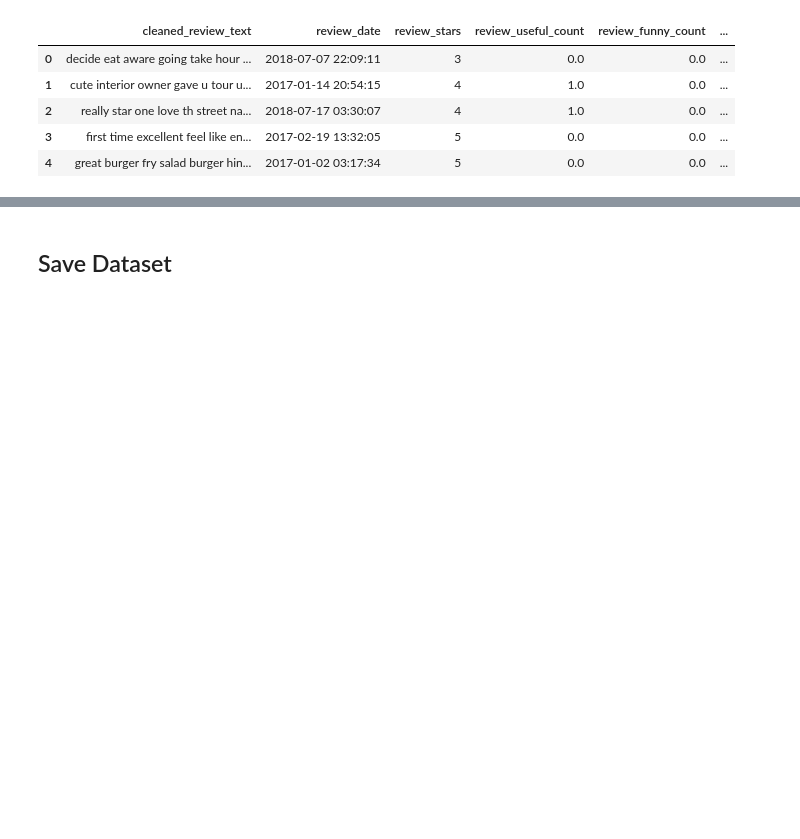
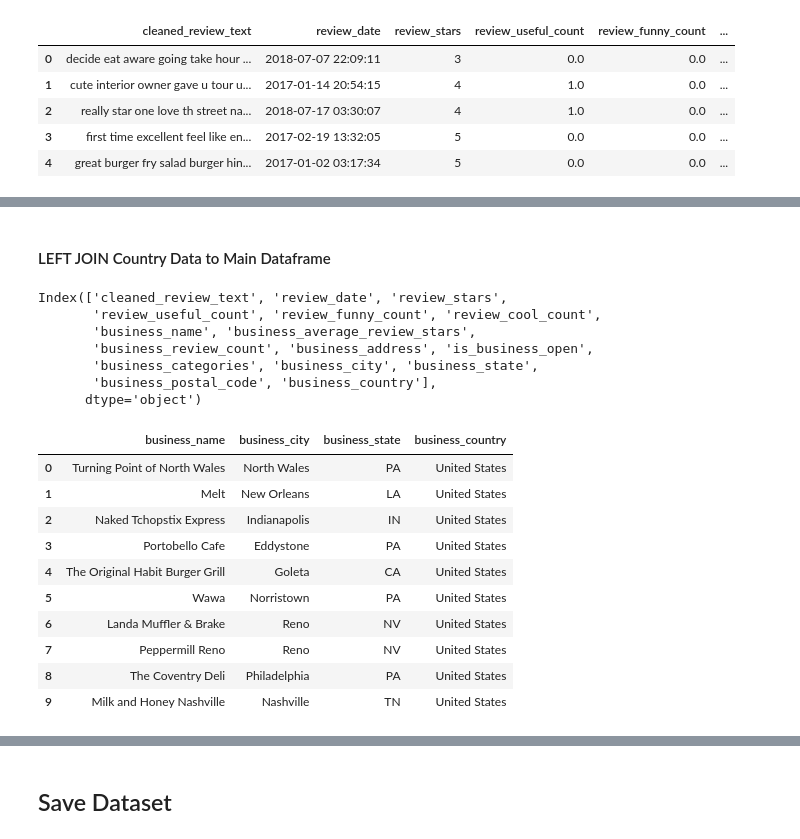
Before and after one commit to clement-hironimus/yelp-pulse-sentiment-topic-modeling, a Jupyter notebook: 01_yelp_pulse_data_wrangling_and_cleaning.ipynb, the cells around one changed output, grey strips where cells are left out. Cells and saved outputs as stored; diff of their text form; code cells hidden in the pictures; blank space fills up the shorter version.

```diff
--- a/01_yelp_pulse_data_preprocessing.ipynb
+++ b/01_yelp_pulse_data_wrangling_and_cleaning.ipynb
@@ -826,3 +808,33 @@ memory usage: 452.7+ MB
 # %%
-# Final check in case there are obvious errors
-df_clean_yelp_review_and_business.describe()
+# Creating a unique dataframe of state-city so we don't have to repeat the same operations
+df_city_state_country = df_yelp_business[['business_state', 'business_city']].drop_duplicates()
+
+# Function to retrieve the country name based on city-state combination
+geocode_cache = {} # Cache for storing geocode results to avoid repeated network calls
+
+def get_country(city, state):
+    geolocator = Nominatim(user_agent="geoapi_v1")
+    key = (city, state)
+
+    # Check if the result is already in cache
+    if key in geocode_cache:
+        return geocode_cache[key]
+
+    try:
+        location = geolocator.geocode(f"{city}, {state}", timeout=10)
+        if location:
+            country = location.address.split(",")[-1].strip()
+            geocode_cache[key] = country  # Store in cache
+            return country
+        else:
+            geocode_cache[key] = "Not Found"
+            return "Not Found"
+    except (GeocoderTimedOut, GeocoderServiceError):
+        geocode_cache[key] = "Service Timeout/Error"
+        return "Service Timeout/Error"
+
+# Create the new column using apply function
+df_city_state_country['business_country'] = df_city_state_country.apply(
+    lambda row: get_country(city=row['business_city'], state=row['business_state']),
+    axis=1
+)
@@ -838,0 +860,32 @@ df_clean_yelp_review_and_business.describe()
+# %% [markdown]
+#### LEFT JOIN Country Data to Main Dataframe
+# %%
+# LEFT JOIN "df_yelp_business" with "df_city_state_country" to get the Country info
+df_clean_yelp_review_and_business = df_clean_yelp_review_and_business.merge(
+    df_city_state_country,
+    how='left',
+    on=['business_city', 'business_state']
+)
+
+# Preview data
+print(df_clean_yelp_review_and_business.columns)
+df_clean_yelp_review_and_business[['business_name', 'business_city', 'business_state', 'business_country']].head(10)
+# %% [output]
+Index(['cleaned_review_text', 'review_date', 'review_stars',
+       'review_useful_count', 'review_funny_count', 'review_cool_count',
+       'business_name', 'business_average_review_stars',
+       'business_review_count', 'business_address', 'is_business_open',
+       'business_categories', 'business_city', 'business_state',
+       'business_postal_code', 'business_country'],
+      dtype='object')
+|  | business_name | business_city | business_state | business_country |
+| 0 | Turning Point of North Wales | North Wales | PA | United States |
+| 1 | Melt | New Orleans | LA | United States |
+| 2 | Naked Tchopstix Express | Indianapolis | IN | United States |
+| 3 | Portobello Cafe | Eddystone | PA | United States |
+| 4 | The Original Habit Burger Grill | Goleta | CA | United States |
+| 5 | Wawa | Norristown | PA | United States |
+| 6 | Landa Muffler & Brake | Reno | NV | United States |
+| 7 | Peppermill Reno | Reno | NV | United States |
+| 8 | The Coventry Deli | Philadelphia | PA | United States |
+| 9 | Milk and Honey Nashville | Nashville | TN | United States |
```
Also changed, not shown: parts of 21 cells of this notebook, 10 other files.
